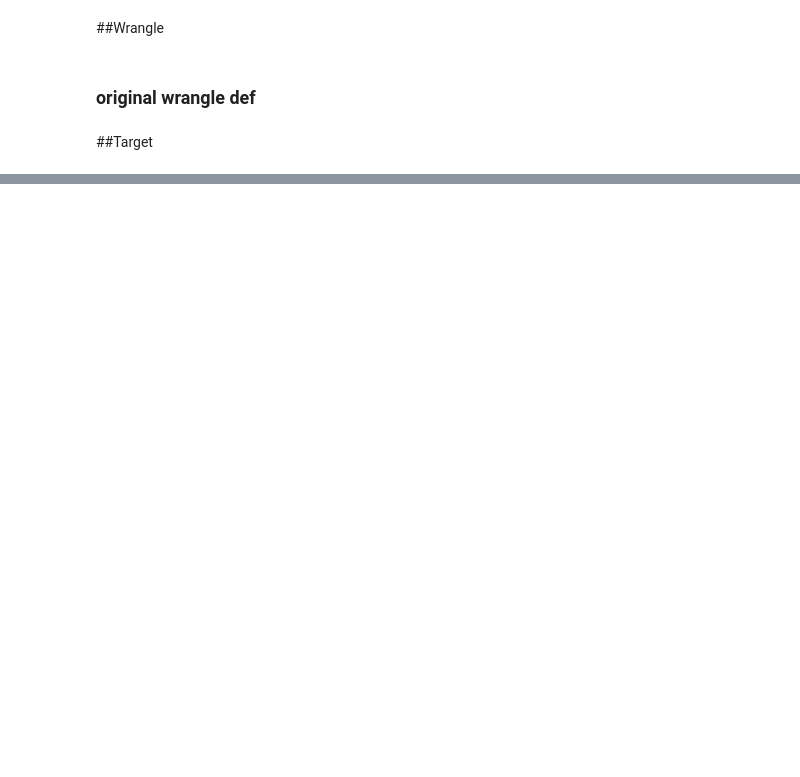
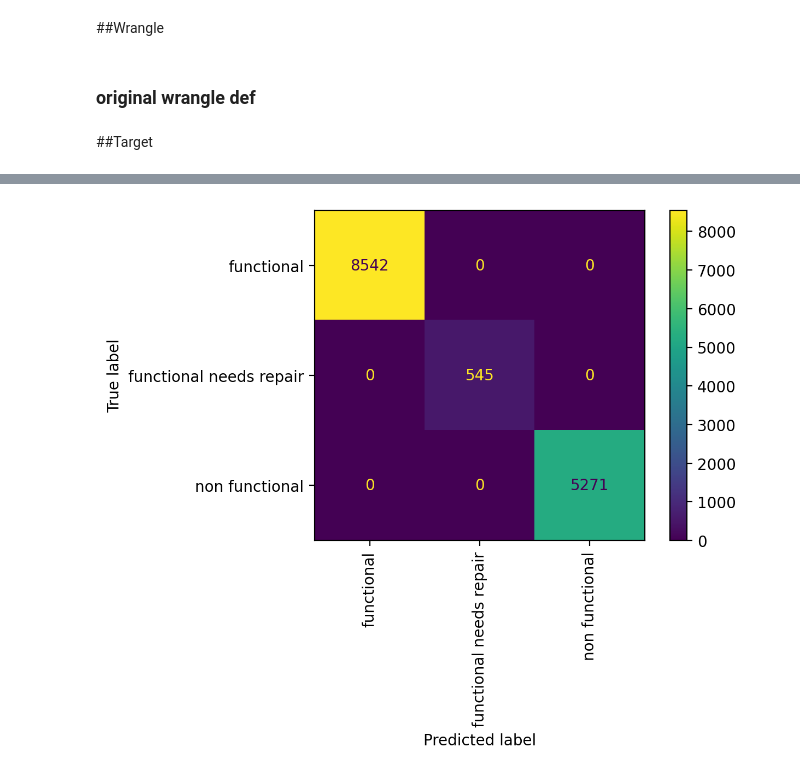
Before and after one commit to urenajose/DS-Unit-2-Kaggle-Challenge, a Jupyter notebook: Jose_Urena_LS_DS_224_assignment.ipynb, the cells around one changed output, grey strips where cells are left out. Drawn from its saved outputs; the diff is of its cells as text; code cells hidden in the pictures; blank space fills up the shorter version.

```diff
--- a/Jose_Urena_LS_DS_224_assignment.ipynb
+++ b/Jose_Urena_LS_DS_224_assignment.ipynb
@@ -360 +469,6 @@ import matplotlib.pyplot as plt
+# %%
+plt.rcParams['figure.dpi'] = 200
+plot_confusion_matrix(pipeline, X_test, y_pred, values_format='.0f',xticks_rotation='vertical');
+# %% [output]
+[figure, added]
 # %%
```
Also changed, not shown: parts of 36 cells of this notebook.
